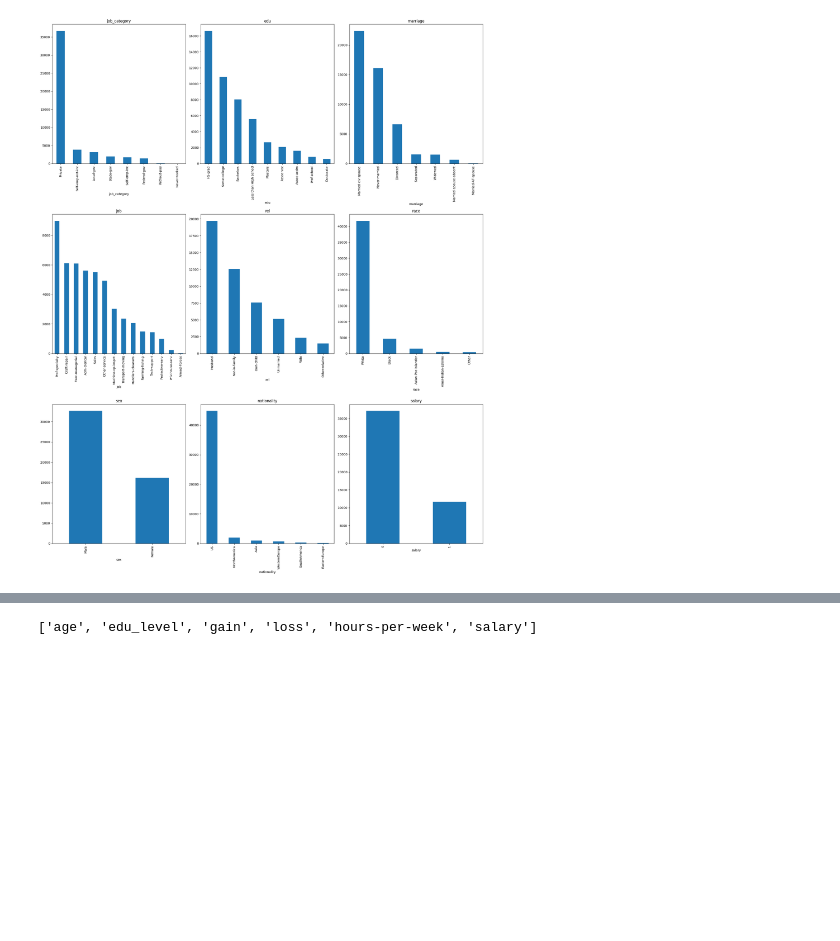
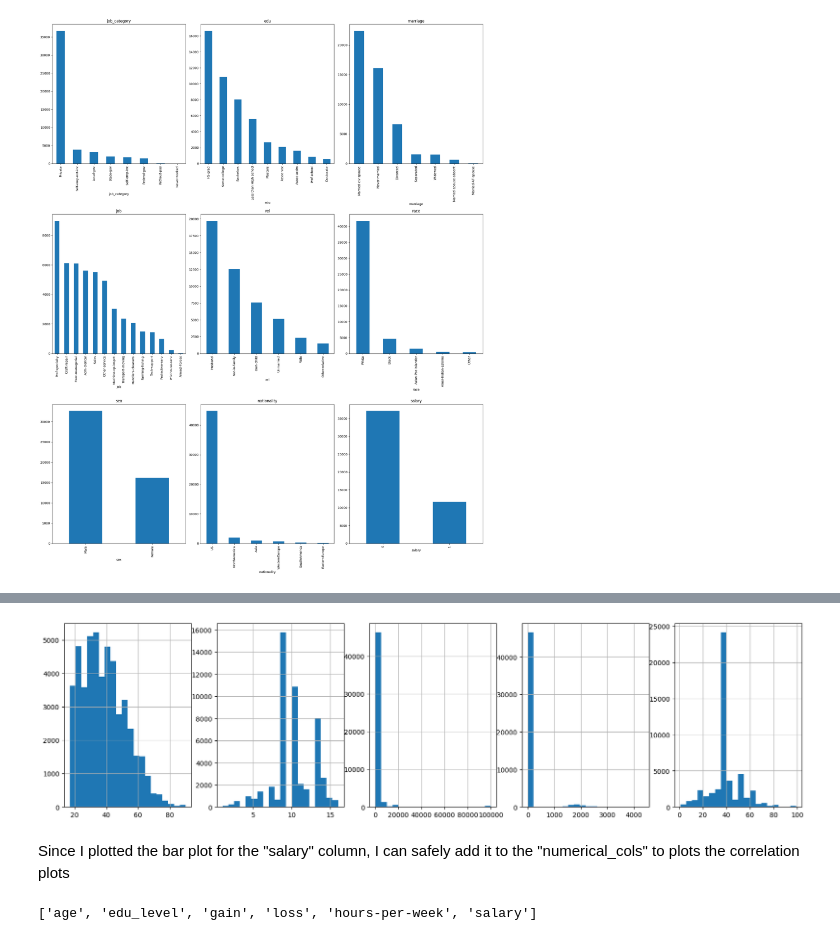
Before and after one commit to esNIMA/ML-projects, a Jupyter notebook: 5-Applied ML HW1/ML-HW1/Part-1.ipynb, the cells around one changed output, grey strips where cells are left out. Cells and saved outputs as stored; diff of their text form; code cells hidden in the pictures; blank space fills up the shorter version.

```diff
--- a/5-Applied ML HW1/ML-HW1/Part-1.ipynb
+++ b/5-Applied ML HW1/ML-HW1/Part-1.ipynb
@@ -492,0 +514,27 @@ numerical_cols.append("salary")
+# %%
+import seaborn as sns
+# Calculate the number of rows and columns needed for subplots
+num_rows = 1
+num_cols = 5
+
+# Create subplots
+fig, axes = plt.subplots(num_rows, num_cols, figsize=(20, 5))
+
+# Flatten the axes array for easy iteration
+axes = axes.flatten()
+
+# Plot boxplots for each column
+for i, col in enumerate(imputed_df.loc[:, numerical_cols]):
+    imputed_df[col].hist(ax=axes[i], bins=20)
+
+# Hide any remaining empty subplots
+for i in range(len(imputed_df.columns), len(axes)):
+    axes[i].axis('off')
+
+
+# Show the plot
+plt.show()
+# %% [output]
+[figure, added]
+# %% [markdown]
+Since I plotted the bar plot for the "salary" column, I can safely add it to the "numerical_cols" to plots the correlation plots
```
Also changed, not shown: parts of 29 cells of this notebook.
